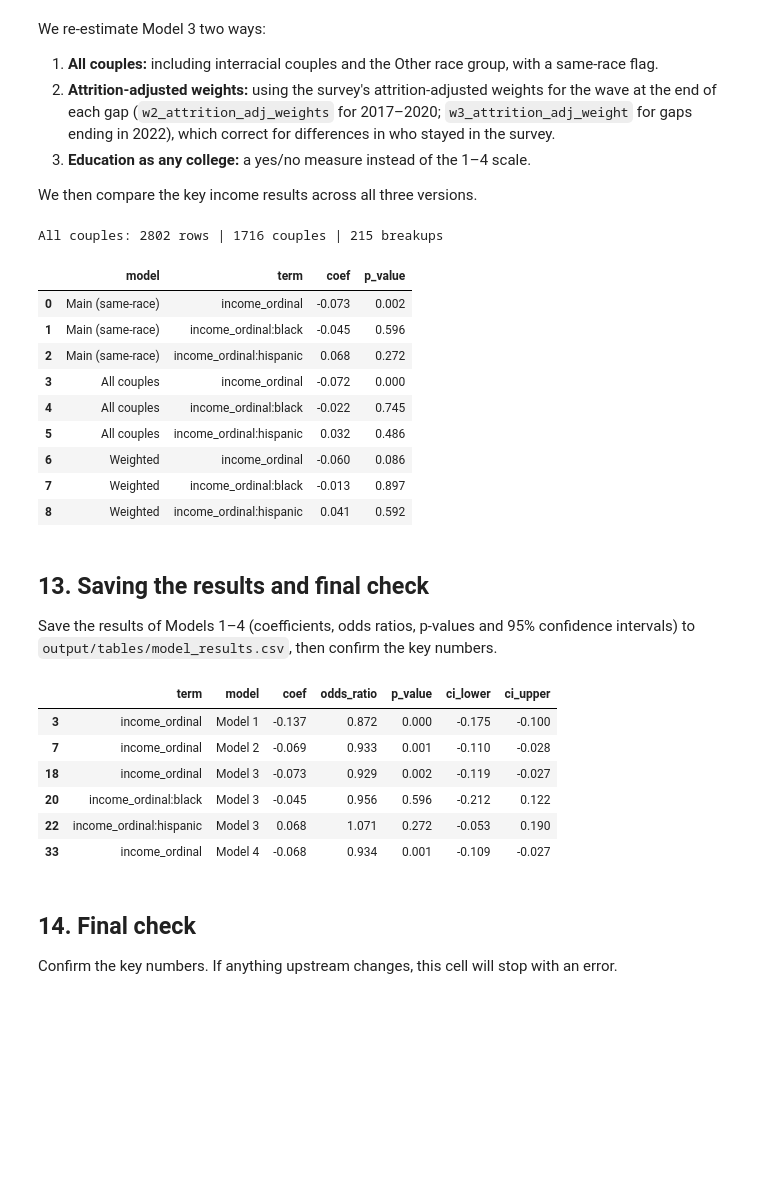
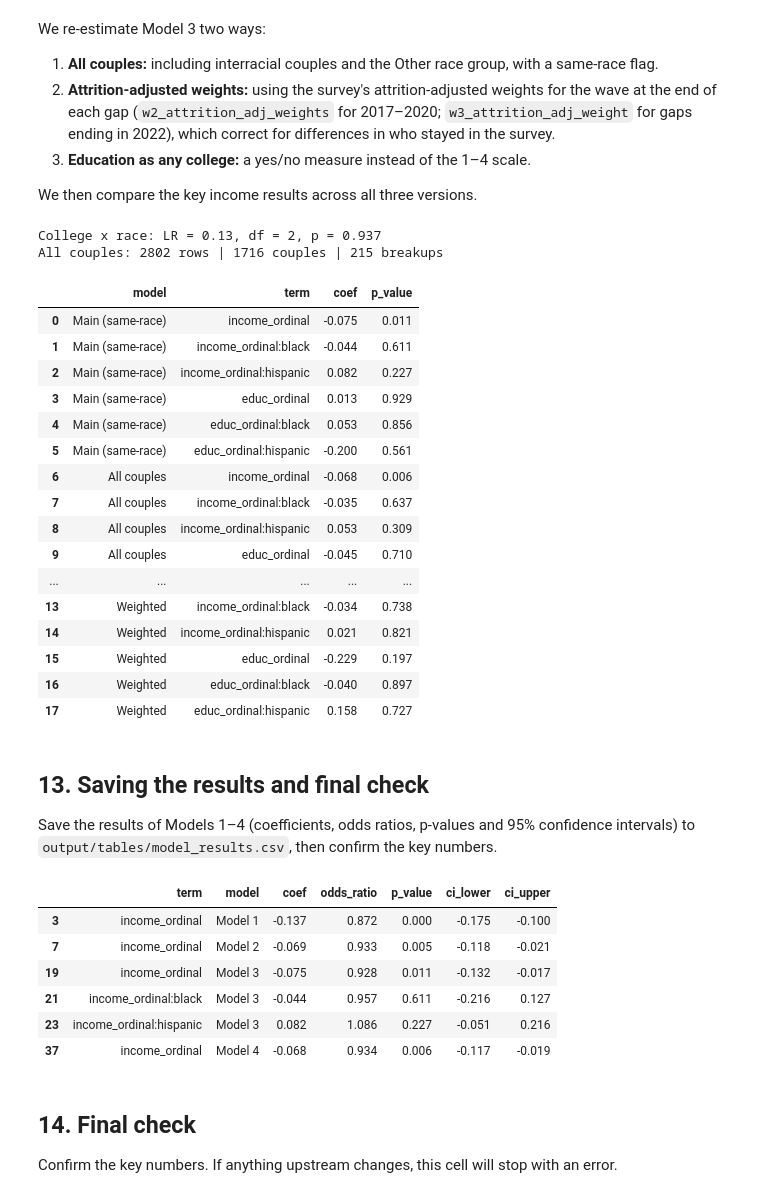
Before and after one commit to janellesoh/hs4002-dalmation-2026, a Jupyter notebook: code/04_analysis.ipynb, the cells around one changed output. Saved outputs shown, nothing was run; the diff lists cells and outputs as text; code cells hidden in the pictures; blank space fills up the shorter version.

```diff
--- a/code/04_analysis.ipynb
+++ b/code/04_analysis.ipynb
@@ -342,15 +342,23 @@ test (Model 2 vs Model 3), and a Wald test that also accounts for the clustering
 # %%
 from scipy.stats import chi2
 
-m3 = smf.logit(f"broke_up ~ income_ordinal * black + income_ordinal * hispanic + {controls}", data=main).fit(
 m3 = smf.logit(
     f"broke_up ~ income_ordinal * black + income_ordinal * hispanic"
     f" + educ_ordinal * black + educ_ordinal * hispanic + {controls}", data=main
 ).fit(disp=False, cov_type="cluster", cov_kwds={"groups": main["caseid_new"]})
 print(m3.summary())
 
-lr = 2 * (m3.llf - m2.llf)
-print(f"\nLikelihood-ratio test: LR = {lr:.2f}, p = {chi2.sf(lr, 4):.3f}")
-print("Income x race:", m3.wald_test("income_ordinal:black = 0, income_ordinal:hispanic = 0", scalar=True))
-print("Education x race:", m3.wald_test("educ_ordinal:black = 0, educ_ordinal:hispanic = 0", scalar=True))
+# Likelihood-ratio tests: does adding the interactions improve the model?
+def lr_test(big, small, label):
+    lr = 2 * (big.llf - small.llf)
+    df_diff = big.df_model - small.df_model
+    print(f"{label}: LR = {lr:.2f}, df = {df_diff:.0f}, p = {chi2.sf(lr, df_diff):.3f}")
+
+fit = dict(disp=False, cov_type="cluster", cov_kwds={"groups": main["caseid_new"]})
+m3_inc = smf.logit(f"broke_up ~ income_ordinal * black + income_ordinal * hispanic + educ_ordinal + {controls}", data=main).fit(**fit)
+m3_edu = smf.logit(f"broke_up ~ educ_ordinal * black + educ_ordinal * hispanic + income_ordinal + {controls}", data=main).fit(**fit)
+
+lr_test(m3, m2, "All four interactions (Model 3 vs Model 2)")
+lr_test(m3_inc, m2, "Income x race only")
+lr_test(m3_edu, m2, "Education x race only")
 # %% [output]
@@ -366,13 +390,13 @@ ame_rows = []
 for race_name, b, h in [("White", 0, 0), ("Black", 1, 0), ("Hispanic", 0, 1)]:
     t = main.copy()
     t["black"], t["hispanic"] = b, h
-    p_now = m3.predict(t)
-    t["income_ordinal"] = t["income_ordinal"] + 1
-    p_up = m3.predict(t)
+    base = m3.predict(t)
+    inc_up = m3.predict(t.assign(income_ordinal=t["income_ordinal"] + 1))
+    educ_up = m3.predict(t.assign(educ_ordinal=t["educ_ordinal"] + 1))
     ame_rows.append({"race": race_name,
-                     "ame_income_pp": round((p_up - p_now).mean() * 100, 2)})
-
-ame_income_by_race = pd.DataFrame(ame_rows)
-ame_income_by_race.to_csv("../output/tables/ame_income_by_race.csv", index=False)
-ame_income_by_race
+                     "ame_income_pp": round((inc_up - base).mean() * 100, 2),
+                     "ame_educ_pp": round((educ_up - base).mean() * 100, 2)})
+ame_by_race = pd.DataFrame(ame_rows)
+ame_by_race.to_csv("../output/tables/ame_by_race.csv", index=False)
+ame_by_race
 # %% [output]
@@ -531,51 +555,60 @@ allc["other"] = (allc["race_respondent"] == "Other").astype(int)
 allc["same_race_flag"] = (allc["same_race"] == True).astype(int)
 
 m5 = smf.logit(
-    f"f"broke_up ~ income_ordinal * black + income_ordinal * hispanic + educ_ordinal * black + educ_ordinal * hispanic + other + same_race_flag + {controls}",
+    f"broke_up ~ income_ordinal * black + income_ordinal * hispanic + educ_ordinal * black + educ_ordinal * hispanic + other + same_race_flag + {controls}",
     data=allc,
 ).fit(disp=False, cov_type="cluster", cov_kwds={"groups": allc["caseid_new"]})
 
 # 2. Main sample with attrition-adjusted weights
 main["weight"] = np.where(main["period"] == "2017-2020",
                           main["w2_attrition_adj_weights"], main["w3_attrition_adj_weight"])
 m6 = smf.glm(
-    ff"broke_up ~ income_ordinal * black + income_ordinal * hispanic + educ_ordinal * black + educ_ordinal * hispanic + {controls}",
+    f"broke_up ~ income_ordinal * black + income_ordinal * hispanic + educ_ordinal * black + educ_ordinal * hispanic + {controls}",
     data=main, family=sm.families.Binomial(), var_weights=main["weight"],
 ).fit(cov_type="cluster", cov_kwds={"groups": main["caseid_new"]})
 
 # 3. Education as any college (yes/no) instead of the 1-4 scale
 main["college"] = (main["educ_ordinal"] >= 3).astype(int)
 m7 = smf.logit(
     f"broke_up ~ income_ordinal * black + income_ordinal * hispanic + college * black + college * hispanic + {controls}",
     data=main,
 ).fit(disp=False, cov_type="cluster", cov_kwds={"groups": main["caseid_new"]})
-print("College x race:", m7.wald_test("college:black = 0, college:hispanic = 0", scalar=True))
+m7_base = smf.logit(f"broke_up ~ income_ordinal * black + income_ordinal * hispanic + college + {controls}", data=main).fit(**fit)
+lr_test(m7, m7_base, "College x race")
 
 # Compare the key results across the three versions
 terms = ["income_ordinal", "income_ordinal:black", "income_ordinal:hispanic",
          "educ_ordinal", "educ_ordinal:black", "educ_ordinal:hispanic"]
 rows = []
 for name, model in [("Main (same-race)", m3), ("All couples", m5), ("Weighted", m6)]:
     for t in terms:
         rows.append({"model": name, "term": t,
                      "coef": round(model.params[t], 3), "p_value": round(model.pvalues[t], 3)})
 robustness = pd.DataFrame(rows)
 robustness.to_csv("../output/tables/robustness_checks.csv", index=False)
 
 print("All couples:", len(allc), "rows |", allc["caseid_new"].nunique(), "couples |", allc["broke_up"].sum(), "breakups")
 robustness
 # %% [output]
+College x race: LR = 0.13, df = 2, p = 0.937
 All couples: 2802 rows | 1716 couples | 215 breakups
 |  | model | term | coef | p_value |
-| 0 | Main (same-race) | income_ordinal | -0.073 | 0.002 |
-| 1 | Main (same-race) | income_ordinal:black | -0.045 | 0.596 |
-| 2 | Main (same-race) | income_ordinal:hispanic | 0.068 | 0.272 |
-| 3 | All couples | income_ordinal | -0.072 | 0.000 |
-| 4 | All couples | income_ordinal:black | -0.022 | 0.745 |
-| 5 | All couples | income_ordinal:hispanic | 0.032 | 0.486 |
-| 6 | Weighted | income_ordinal | -0.060 | 0.086 |
-| 7 | Weighted | income_ordinal:black | -0.013 | 0.897 |
-| 8 | Weighted | income_ordinal:hispanic | 0.041 | 0.592 |
+| 0 | Main (same-race) | income_ordinal | -0.075 | 0.011 |
+| 1 | Main (same-race) | income_ordinal:black | -0.044 | 0.611 |
+| 2 | Main (same-race) | income_ordinal:hispanic | 0.082 | 0.227 |
+| 3 | Main (same-race) | educ_ordinal | 0.013 | 0.929 |
+| 4 | Main (same-race) | educ_ordinal:black | 0.053 | 0.856 |
+| 5 | Main (same-race) | educ_ordinal:hispanic | -0.200 | 0.561 |
+| 6 | All couples | income_ordinal | -0.068 | 0.006 |
+| 7 | All couples | income_ordinal:black | -0.035 | 0.637 |
+| 8 | All couples | income_ordinal:hispanic | 0.053 | 0.309 |
+| 9 | All couples | educ_ordinal | -0.045 | 0.710 |
+| ... | ... | ... | ... | ... |
+| 13 | Weighted | income_ordinal:black | -0.034 | 0.738 |
+| 14 | Weighted | income_ordinal:hispanic | 0.021 | 0.821 |
+| 15 | Weighted | educ_ordinal | -0.229 | 0.197 |
+| 16 | Weighted | educ_ordinal:black | -0.040 | 0.897 |
+| 17 | Weighted | educ_ordinal:hispanic | 0.158 | 0.727 |
 # %% [markdown]
 ## 13. Saving the results and final check
 
@@ -601,11 +634,11 @@ model_results[model_results["term"].str.contains("income")]
 # %% [output]
 |  | term | model | coef | odds_ratio | p_value | ci_lower | ci_upper |
 | 3 | income_ordinal | Model 1 | -0.137 | 0.872 | 0.000 | -0.175 | -0.100 |
-| 7 | income_ordinal | Model 2 | -0.069 | 0.933 | 0.001 | -0.110 | -0.028 |
-| 18 | income_ordinal | Model 3 | -0.073 | 0.929 | 0.002 | -0.119 | -0.027 |
-| 20 | income_ordinal:black | Model 3 | -0.045 | 0.956 | 0.596 | -0.212 | 0.122 |
-| 22 | income_ordinal:hispanic | Model 3 | 0.068 | 1.071 | 0.272 | -0.053 | 0.190 |
-| 33 | income_ordinal | Model 4 | -0.068 | 0.934 | 0.001 | -0.109 | -0.027 |
+| 7 | income_ordinal | Model 2 | -0.069 | 0.933 | 0.005 | -0.118 | -0.021 |
+| 19 | income_ordinal | Model 3 | -0.075 | 0.928 | 0.011 | -0.132 | -0.017 |
+| 21 | income_ordinal:black | Model 3 | -0.044 | 0.957 | 0.611 | -0.216 | 0.127 |
+| 23 | income_ordinal:hispanic | Model 3 | 0.082 | 1.086 | 0.227 | -0.051 | 0.216 |
+| 37 | income_ordinal | Model 4 | -0.068 | 0.934 | 0.006 | -0.117 | -0.019 |
 # %% [markdown]
 ## 14. Final check
 
```
Also changed, not shown: parts of 9 cells of this notebook, 7 other files.
